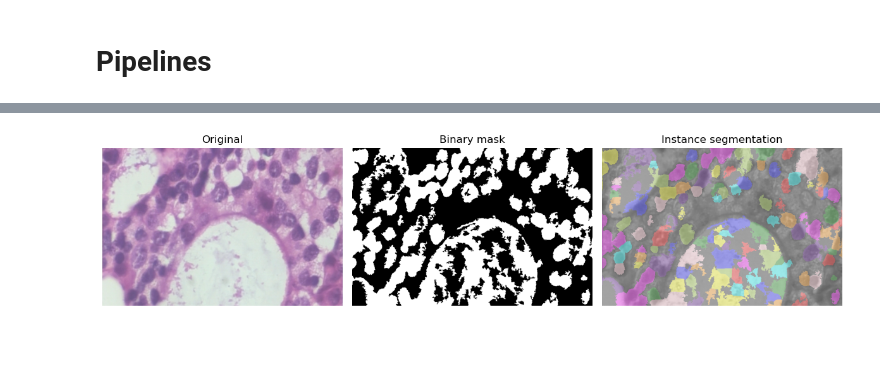
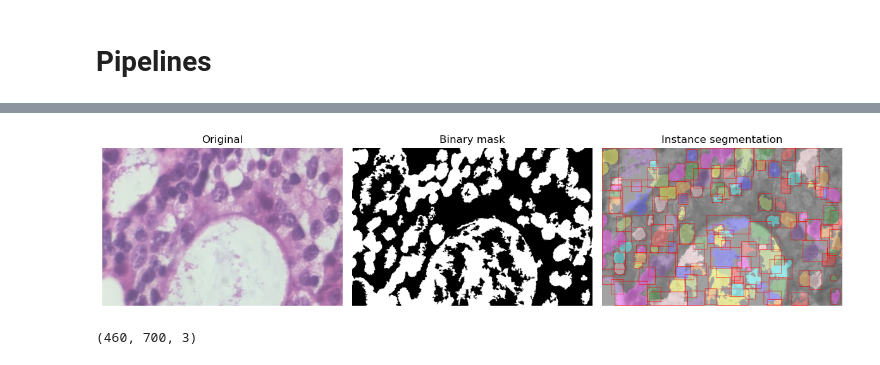
Before and after one commit to tony-yuan33/brachistools, a Jupyter notebook: brachistools/segmentation_pipeline.ipynb, the cells around one changed output, grey strips where cells are left out. Saved outputs shown, nothing was run; the diff lists cells and outputs as text; code cells hidden in the pictures.

Commit message:
Add bbox

```diff
--- a/brachistools/segmentation_pipeline.ipynb
+++ b/brachistools/segmentation_pipeline.ipynb
@@ -309,20 +309,43 @@ Total merged: 107
 Total skipped: 4
 # %%
 # Visualization
+def label2rgb_bbox(labeled_image, image=None, **kwargs):
+    from skimage import img_as_ubyte
+    from skimage.color import label2rgb
+    from skimage.measure import regionprops
+
+    colors = label2rgb(labeled_image, image=image, **kwargs)
+    colors = img_as_ubyte(colors)
+
+    im = colors.copy()
+    RED = [255, 0, 0]
+    for region in regionprops(labeled_image):
+        min_y, min_x, max_y, max_x = region.bbox
+        im[min_y:max_y, min_x, :] = RED
+        im[min_y:max_y, max_x-1, :] = RED
+        im[min_y, min_x:max_x, :] = RED
+        im[max_y-1, min_x:max_x, :] = RED
+
+    return im
+
 fig, axes = plt.subplots(ncols=3, figsize=(12, 6))
 for ax in axes.ravel():
     ax.axis('off')
 
 axes[0].imshow(image)
 axes[0].set_title('Original')
 
 axes[1].imshow(mask, cmap='gray')
 axes[1].set_title('Binary mask')
 
-axes[2].imshow(label2rgb(label=labeled_mask, image=image))
+axes[2].imshow(label2rgb_bbox(labeled_mask, image=image))
 axes[2].set_title('Instance segmentation')
 
 plt.tight_layout()
 plt.show()
 # %% [output]
-[figure, old version]
+[figure, new version]
+# %%
+image.shape
+# %% [output]
+(460, 700, 3)
```
